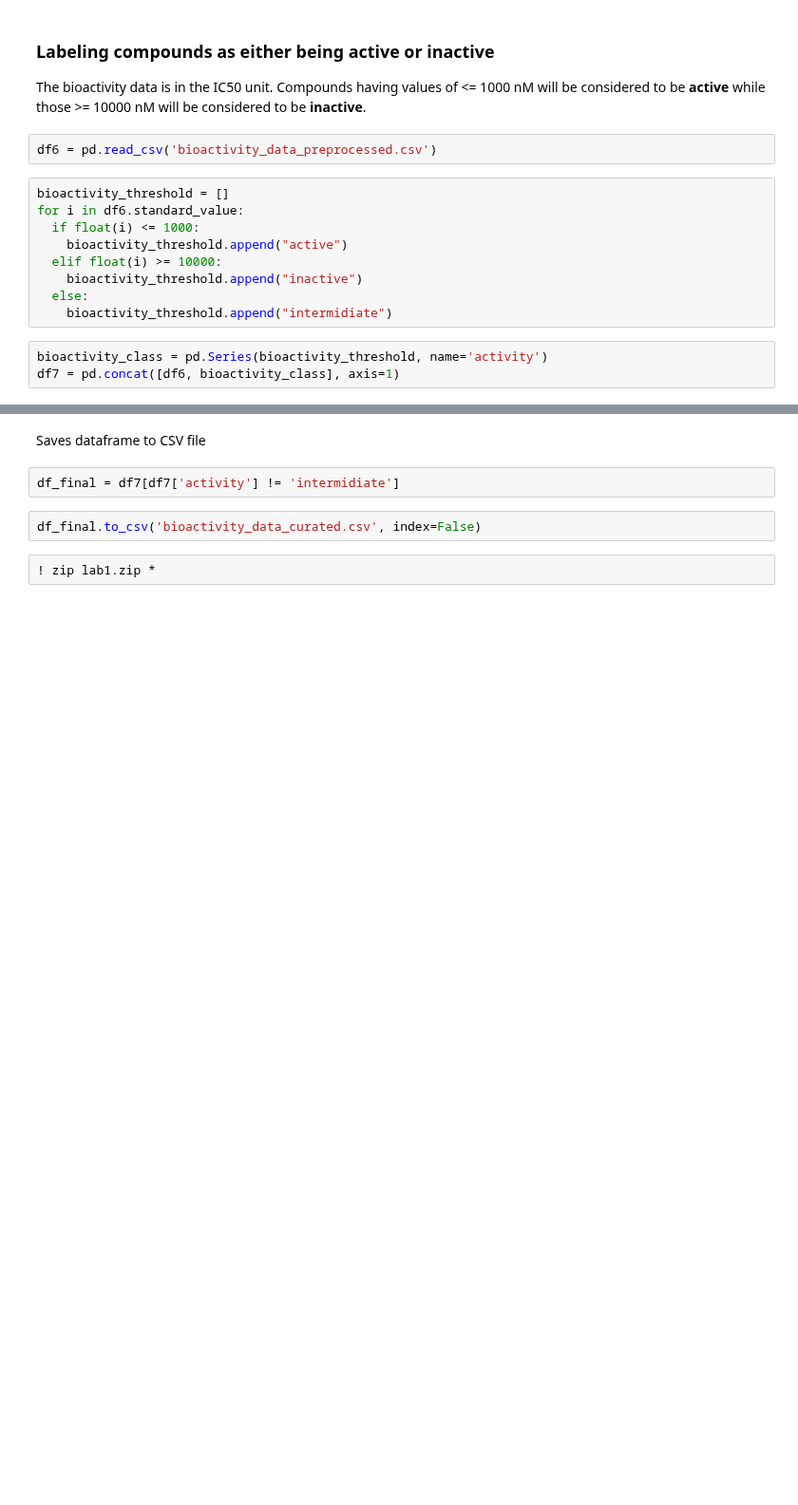
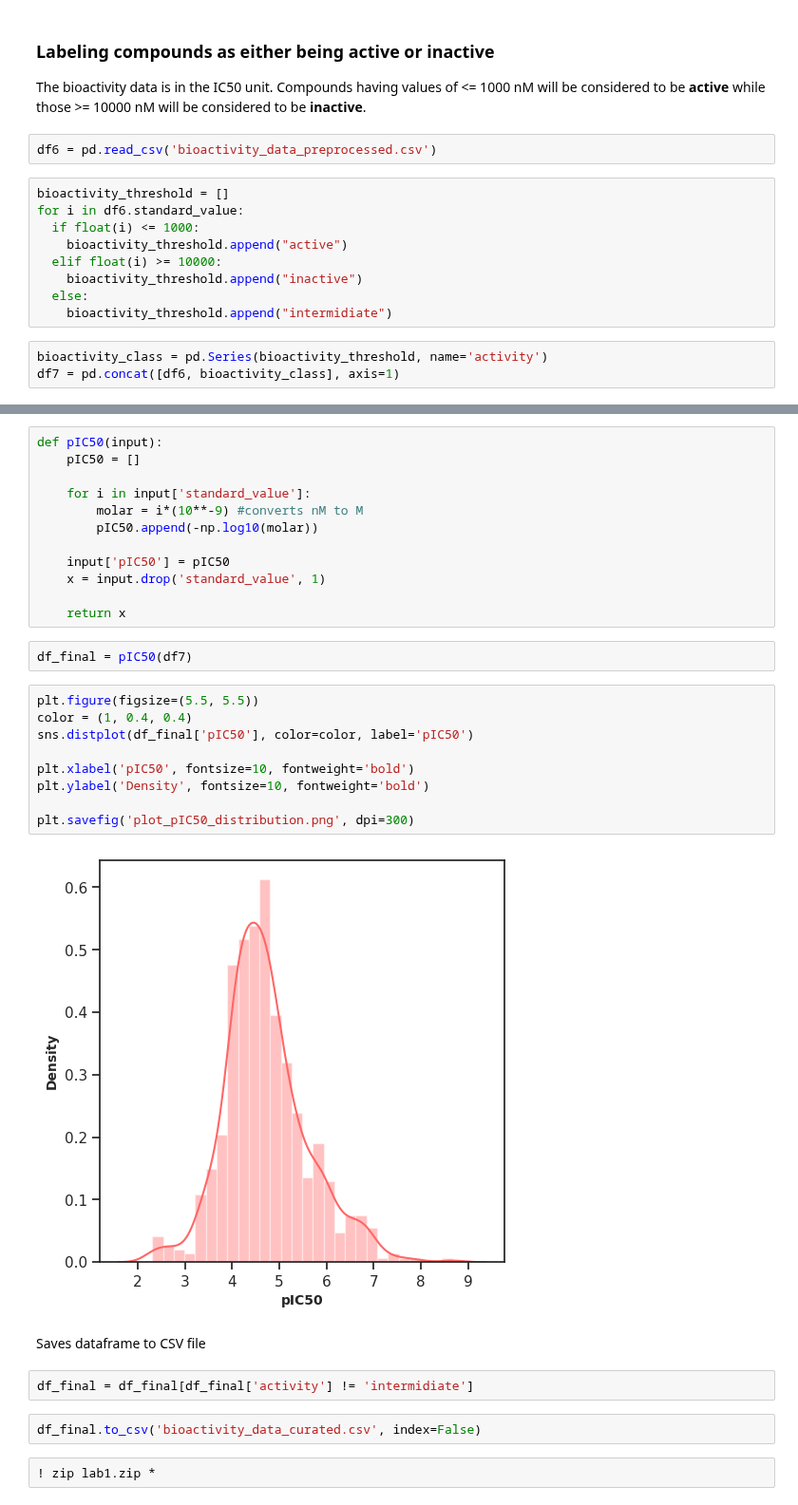
Before and after one commit to mounsifelatouch/cdd, a Jupyter notebook: notebooks/1_cdd_ml_part_1_bioactivity_data.ipynb, the cells around one changed output, grey strips where cells are left out. Shown at 95% size. Saved outputs shown, nothing was run; the diff lists cells and outputs as text; blank space fills up the shorter version.

```diff
--- a/notebooks/1_cdd_ml_part_1_bioactivity_data.ipynb
+++ b/notebooks/1_cdd_ml_part_1_bioactivity_data.ipynb
@@ -140,7 +159,32 @@ df7 = pd.concat([df6, bioactivity_class], axis=1)
+# %%
+def pIC50(input):
+    pIC50 = []
+
+    for i in input['standard_value']:
+        molar = i*(10**-9) #converts nM to M
+        pIC50.append(-np.log10(molar))
+
+    input['pIC50'] = pIC50
+    x = input.drop('standard_value', 1)
+
+    return x
+# %%
+df_final = pIC50(df7)
+# %%
+plt.figure(figsize=(5.5, 5.5))
+color = (1, 0.4, 0.4)
+sns.distplot(df_final['pIC50'], color=color, label='pIC50')
+
+plt.xlabel('pIC50', fontsize=10, fontweight='bold')
+plt.ylabel('Density', fontsize=10, fontweight='bold')
+
+plt.savefig('plot_pIC50_distribution.png', dpi=300)
+# %% [output]
+[figure, added]
 # %% [markdown]
 Saves dataframe to CSV file
 # %%
-df_final = df7[df7['activity'] != 'intermidiate']
+df_final = df_final[df_final['activity'] != 'intermidiate']
 # %%
 df_final.to_csv('bioactivity_data_curated.csv', index=False)
 # %%
```
Also changed, not shown: parts of 3 cells of this notebook.
